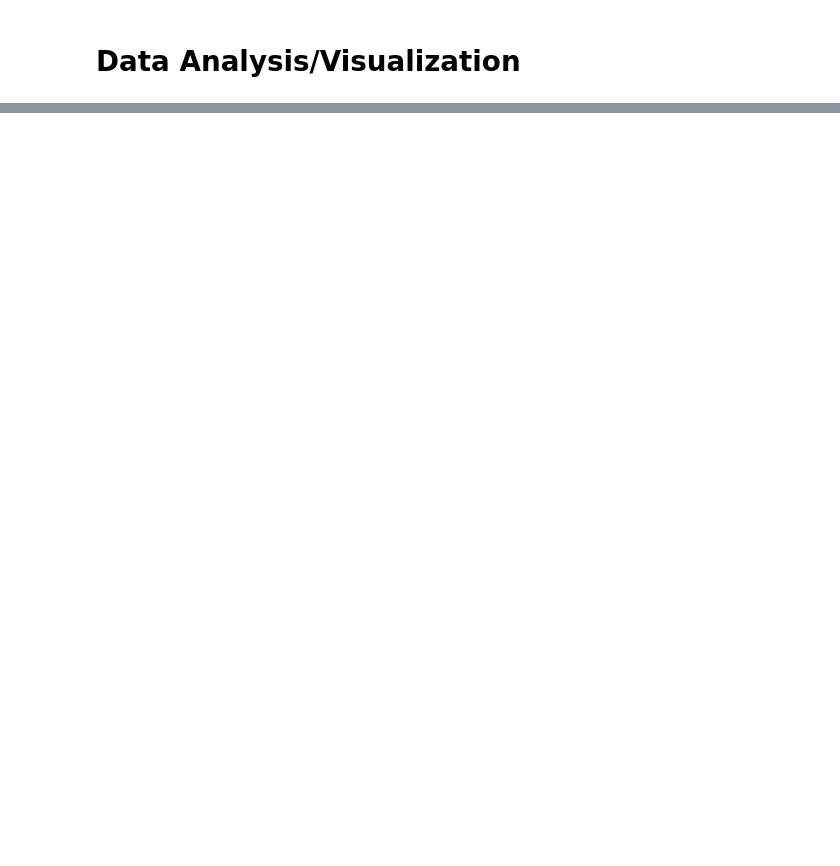
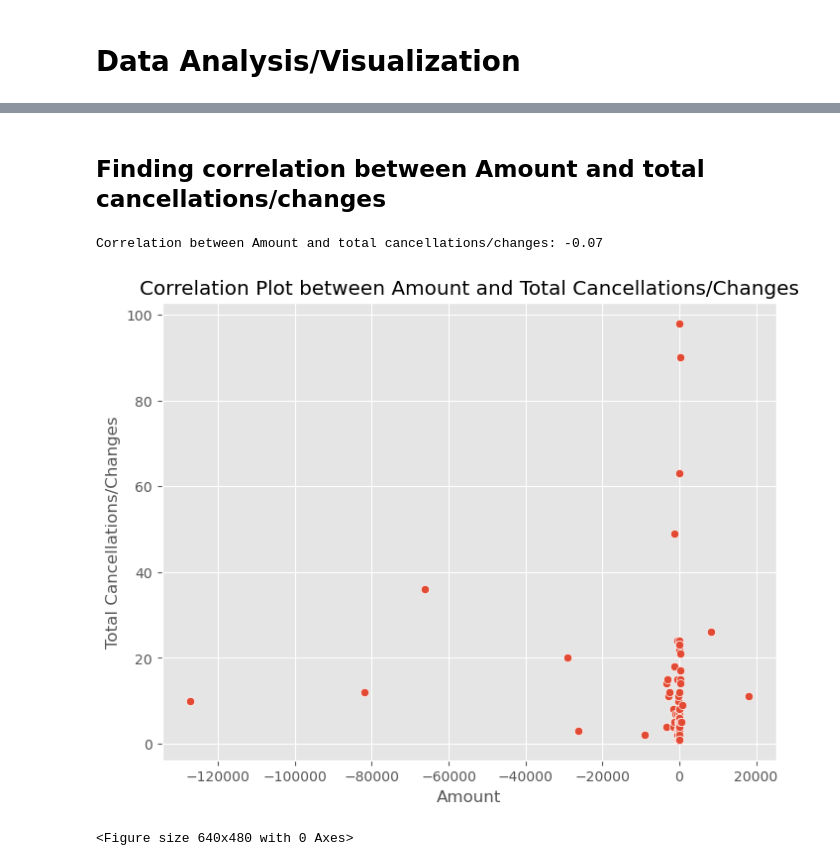
Before and after one commit to mlvilleg/CovidInteractivePlot, a Jupyter notebook: Airline Project/Analysis.ipynb, the cells around one changed output, grey strips where cells are left out. Drawn from its saved outputs; the diff is of its cells as text; code cells hidden in the pictures; blank space fills up the shorter version.

```diff
--- a/Airline Project/Analysis.ipynb
+++ b/Airline Project/Analysis.ipynb
@@ -60,7 +80,4 @@ df_cleaned["Ticket Issuance Date"] = pd.to_datetime(df_cleaned["Ticket Issuance
 df_cleaned = df_cleaned[(df_cleaned["New/Changed/Cancelled"] == "A") |  (df_cleaned["New/Changed/Cancelled"] == "W")]
-# %%
-#Drop na
-df_cleaned = df_cleaned.dropna(subset=['Airline Code', 'Ticket Issuance Date'])
 # %%
 #Filter the dates
 start_date = "14-12-2013"
@@ -172,17 +90,0 @@ Length: 200, dtype: int64
-# %%
-filtered_df_issuance = filtered_df_issuance.groupby(["Ticket Issuance Date"]).size()
-filtered_df_departure = filtered_df_departure.groupby(["Departure Date"]).size()
-# %%
-plt.style.use('seaborn-whitegrid')
-
-
-plt.title("Cancelled/Changed By Issuance/Departure Date",fontsize=16)
-plt.xlabel("Date",fontsize=13)
-plt.xticks(rotation=70)
-plt.ylabel("Cancelled/Changed",fontsize=13)
-
-
-plt.plot(filtered_df_issuance,label = 'Issuance Date')
-plt.plot(filtered_df_departure,label = 'Departure Date')
-plt.legend(fontsize=8)
-plt.show()
@@ -209,7 +90,0 @@ filtered_dates[["Airline Code"]]
-# %%
-plt.rc('font', size=12)
-fig, ax = plt.subplots(figsize=(20, 10))
-
-#Top ten cancelled/changed tickets
-codes = filtered_dates.groupby(["Airline Code"]).size().sort_values(ascending = False).head(10)
-codes.plot.bar()
@@ -360,0 +204,23 @@ plt.show()
+# %% [markdown]
+## Finding correlation between Amount and total cancellations/changes
+# %%
+correlation = result['Amount'].corr(result['total cancellations/changes'])
+print("Correlation between Amount and total cancellations/changes:", correlation.round(2))
+# %% [output]
+Correlation between Amount and total cancellations/changes: -0.07
+# %%
+import seaborn as sns
+import matplotlib.pyplot as plt
+
+# Assuming 'result' is your DataFrame containing 'Amount' and 'total cancellations/changes'
+plt.figure(figsize=(8, 6))
+sns.scatterplot(data=result, x='Amount', y='total cancellations/changes')
+plt.title('Correlation Plot between Amount and Total Cancellations/Changes')
+plt.xlabel('Amount')
+plt.ylabel('Total Cancellations/Changes')
+plt.show()
+
+plt.savefig('output/correlation_plot.png')
+# %% [output]
+[figure, added]
+<Figure size 640x480 with 0 Axes>
```
Also changed, not shown: parts of 51 cells of this notebook, 12 other files.
